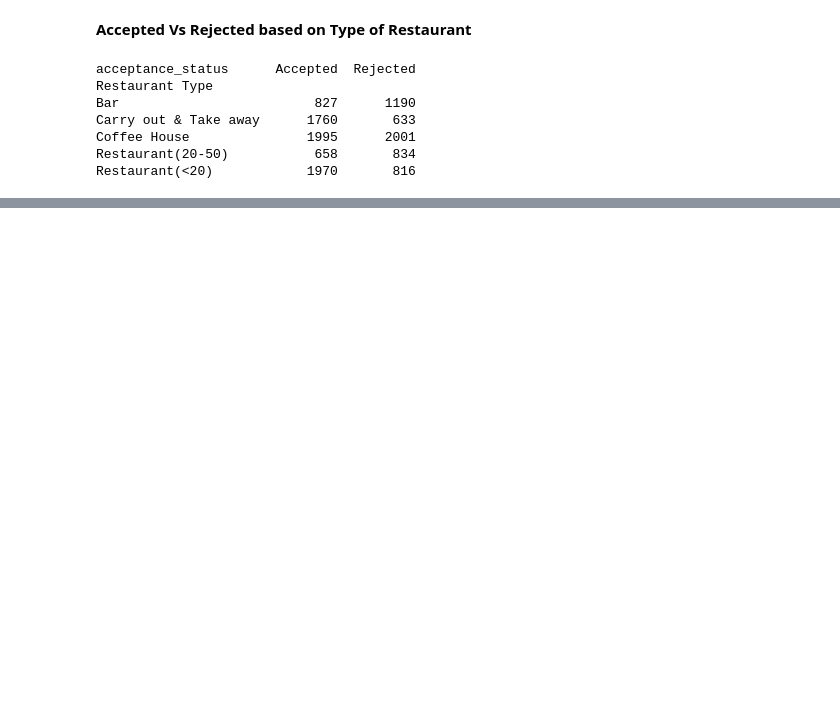
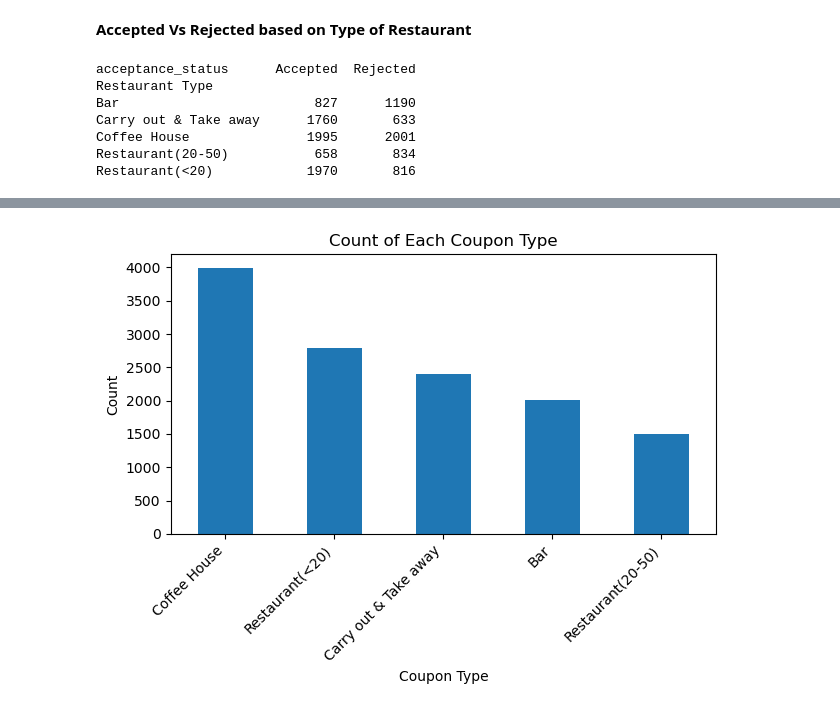
Before and after one commit to mitsuhasasxc/mlai-berkeley-pracapp-coupons, a Jupyter notebook: checkCouponAcceptance.ipynb, the cells around one changed output, grey strips where cells are left out. Saved outputs shown, nothing was run; the diff lists cells and outputs as text; code cells hidden in the pictures; blank space fills up the shorter version.

```diff
--- a/checkCouponAcceptance.ipynb
+++ b/checkCouponAcceptance.ipynb
@@ -270,0 +282,3 @@ plt.close()
+# %%
+total_number_of_coupon_by_type = ds_basic_acceptance['Restaurant Type'].value_counts()
+print(total_number_of_coupon_by_type)
@@ -270,0 +293,13 @@ plt.close()
+# %%
+total_number_of_coupon_by_type.plot(kind='bar')
+
+plt.title("Count of Each Coupon Type")
+plt.xlabel("Coupon Type")
+plt.ylabel("Count")
+plt.xticks(rotation=45, ha='right')
+plt.tight_layout()
+plt.savefig("plots/5_coupons_by_type.png")
+plt.show()
+plt.close()
+# %% [output]
+[figure, added]
```
Also changed, not shown: parts of 22 cells of this notebook, 4 other files.
